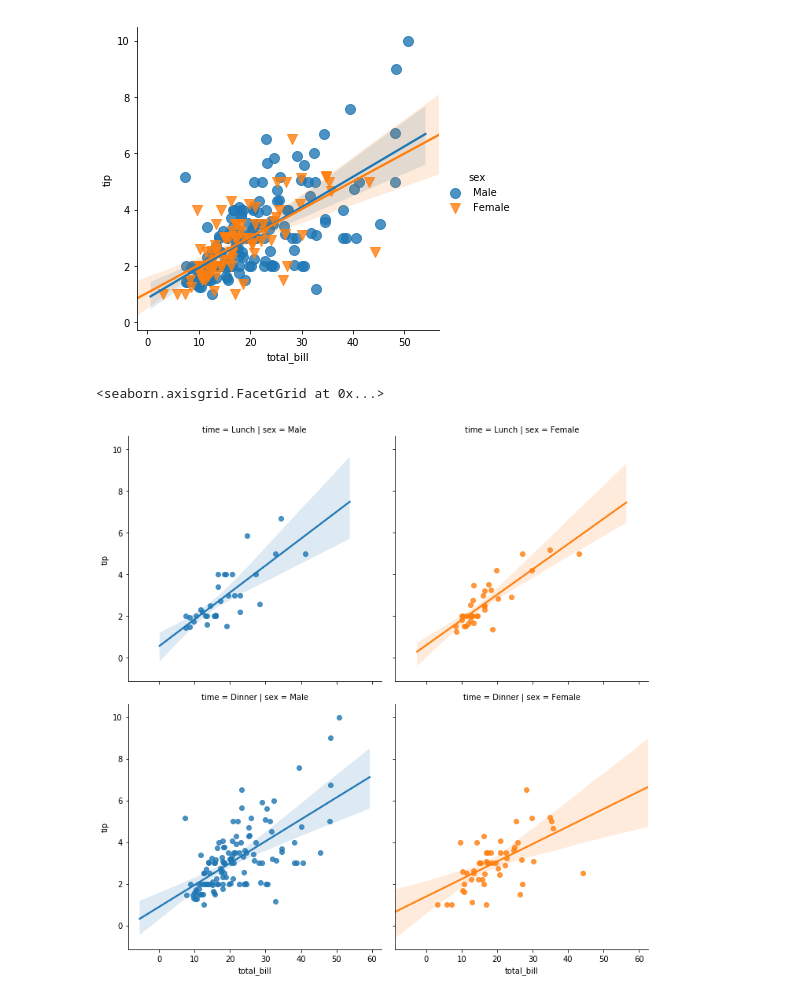
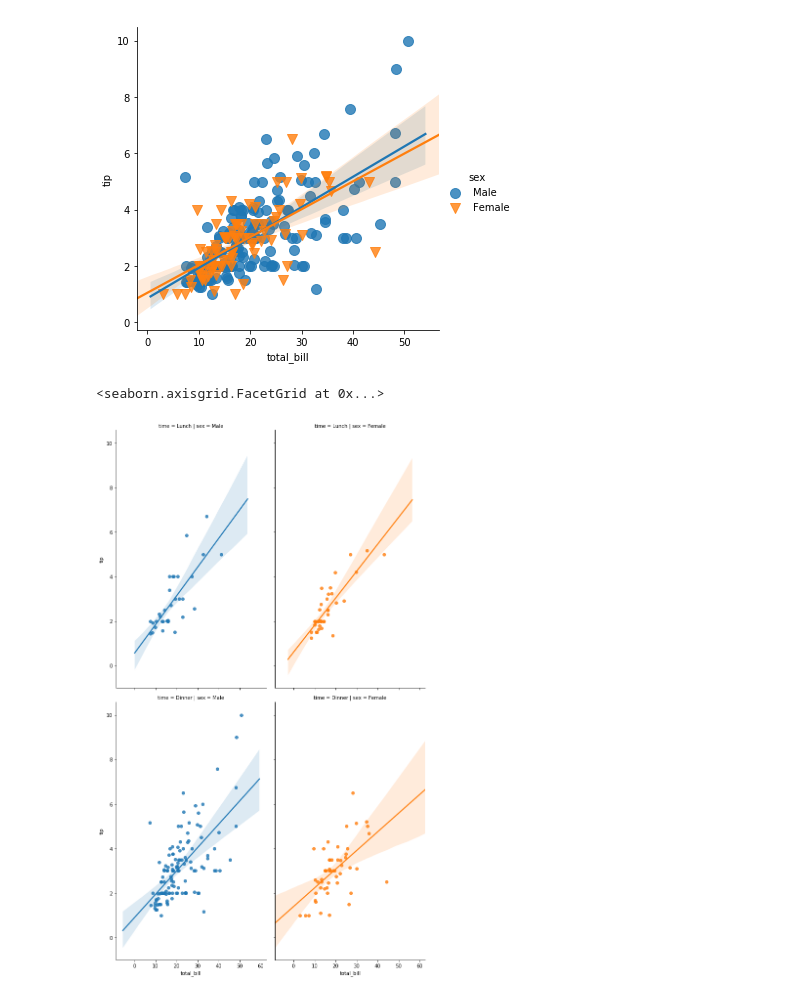
Before and after one commit to HrithikMittal/Python, a Jupyter notebook: 5. Python Data Visualization Seaborn/5. Regression Plots.ipynb, the cells around one changed output. Cells and saved outputs as stored; diff of their text form; code cells hidden in the pictures.

Commit message:
in built function to plot

```diff
--- a/5. Python Data Visualization Seaborn/5. Regression Plots.ipynb
+++ b/5. Python Data Visualization Seaborn/5. Regression Plots.ipynb
@@ -19,7 +19,7 @@ sns.lmplot(x='total_bill',y='tip',data=tips,hue='sex',markers=['o','v'],
 [figure]
 # %%
 sns.lmplot(x='total_bill',y='tip',data=tips,col='sex',row='time'
-          ,hue='sex')
+          ,hue='sex',aspect=0.6,size=8)
 # %% [output]
 <seaborn.axisgrid.FacetGrid at 0x...>
-[figure, old version]
+[figure, new version]
```
Also changed, not shown: 4 other files.
